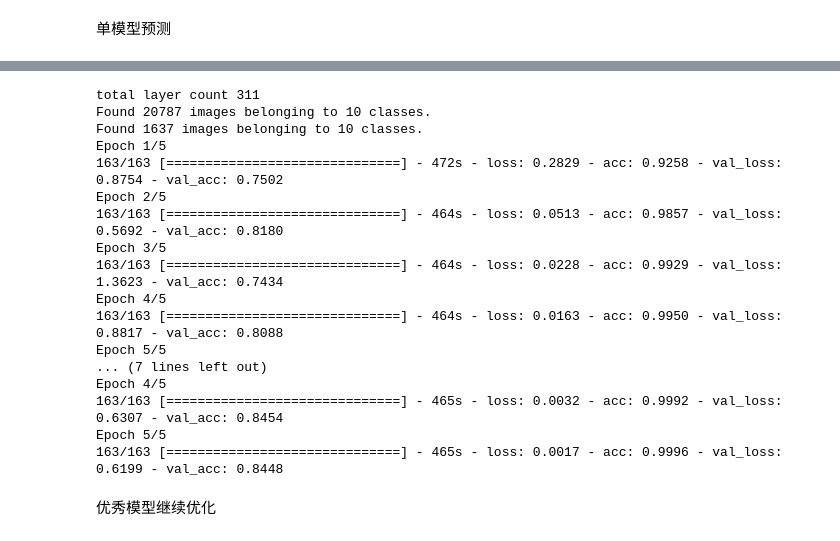
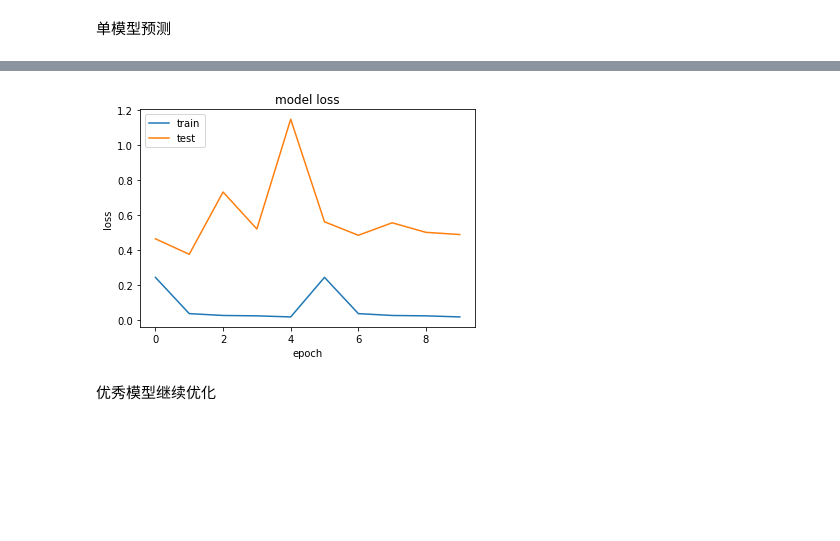
Before and after one commit to NaughtyFlame/distracted_driver_detection, a Jupyter notebook: distracted_driver_detection.ipynb, the cells around one changed output, grey strips where cells are left out. Cells and saved outputs as stored; diff of their text form; code cells hidden in the pictures; blank space fills up the shorter version.

```diff
--- a/distracted_driver_detection.ipynb
+++ b/distracted_driver_detection.ipynb
@@ -170,4 +215,4 @@ resnet50 = run_a_model(ResNet50, (224, 224), 155, model_name_option='_BN_155_SGD
 # %%
 # InceptionV3 200 finetune layer with BN 10 epoches
-inceptionv3 = run_a_model(InceptionV3, (299, 299), 200,
+inceptionv3, inceptionv3_h1, inceptionv3_h2= run_a_model(InceptionV3, (299, 299), 200,
                           preprocessing=inception_v3.preprocess_input, model_name_option='_BN_200_SGD_10epoche')
@@ -238,22 +237,6 @@ Epoch 5/5
-# %%
-run_a_model(InceptionV3, (299, 299), 200, preprocessing=inception_v3.preprocess_input, model_name_option='_BN_200')
-# %% [output]
-total layer count 311
-Found 20787 images belonging to 10 classes.
-Found 1637 images belonging to 10 classes.
-Epoch 1/5
-163/163 [==============================] - 472s - loss: 0.2829 - acc: 0.9258 - val_loss: 0.8754 - val_acc: 0.7502
-Epoch 2/5
-163/163 [==============================] - 464s - loss: 0.0513 - acc: 0.9857 - val_loss: 0.5692 - val_acc: 0.8180
-Epoch 3/5
-163/163 [==============================] - 464s - loss: 0.0228 - acc: 0.9929 - val_loss: 1.3623 - val_acc: 0.7434
-Epoch 4/5
-163/163 [==============================] - 464s - loss: 0.0163 - acc: 0.9950 - val_loss: 0.8817 - val_acc: 0.8088
-Epoch 5/5
-... (7 lines left out)
-Epoch 4/5
-163/163 [==============================] - 465s - loss: 0.0032 - acc: 0.9992 - val_loss: 0.6307 - val_acc: 0.8454
-Epoch 5/5
-163/163 [==============================] - 465s - loss: 0.0017 - acc: 0.9996 - val_loss: 0.6199 - val_acc: 0.8448
+# %%
+show_loss_plot(inceptionv3_h1, inceptionv3_h2)
+# %% [output]
+[figure, added]
 # %% [markdown]
 优秀模型继续优化
```
Also changed, not shown: parts of 18 cells of this notebook, 1 other file.
